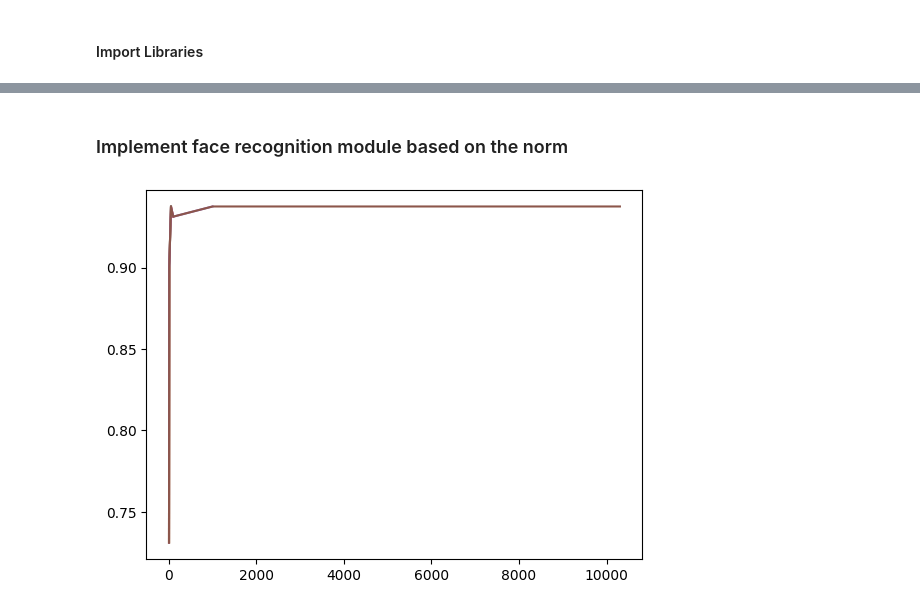
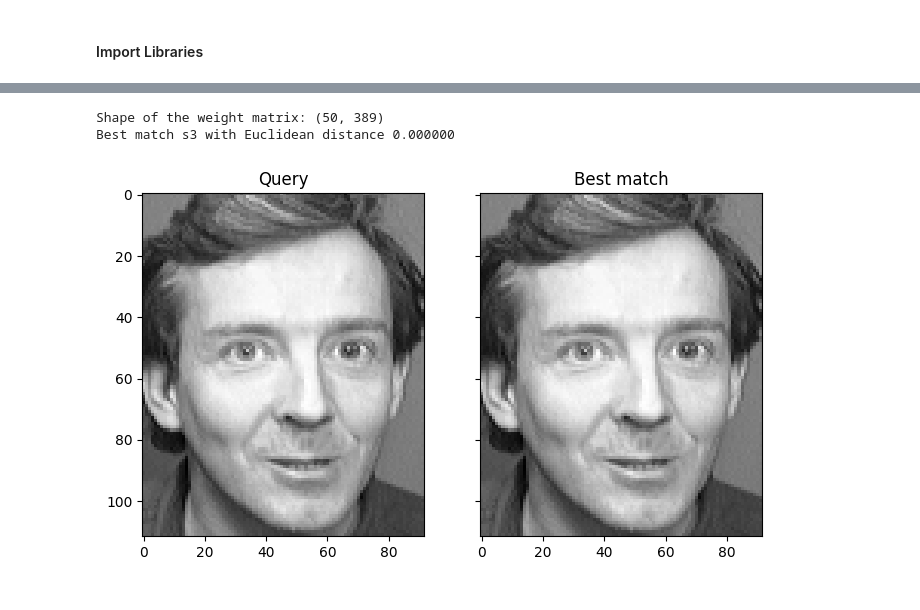
Before and after one commit to Kisiturashid/Principal-Component-Analysis., a Jupyter notebook: NewPCA.ipynb, the cells around one changed output, grey strips where cells are left out. Drawn from its saved outputs; the diff is of its cells as text; code cells hidden in the pictures.

```diff
--- a/NewPCA.ipynb
+++ b/NewPCA.ipynb
@@ -181,2 +112,0 @@ Face Number: 100
-# %% [markdown]
-### Implement face recognition module based on the norm
@@ -191,43 +113,23 @@ def model(row,X_train,Y_train,ef,X_TrainDot,X_TestDot):
-# %%
-
-import math
-
-
-## Iterating over rows of X_test
-x_plots = []
-y_plots = []
-
-mean_x_plot = []
-mean_y_plot = []
-
-lmean_x_plot = []
-lmean_y_plot = []
-
-for j in range(len(comp_values)):
-    ef = topPrincipalComponents(eigen_values,eigen_faces,comp_values[j])
-    X_TrainDot =  np.matmul(X_train,ef)
-    X_TestDot =   np.matmul(X_test,ef)
-    flabels = []
-    avg = 0
-    for row in X_TestDot:
-        final_label,errorValue = model(row,X_train,Y_train,ef,X_TrainDot,X_TestDot)
-        flabels.append(Y_train[final_label])
-        avg = avg + errorValue
-
-    mean_x_plot.append(comp_values[j])
-    mean_y_plot.append(avg/comp_values[j])
-#     mean_y_plot.append(avg/len(X_TestDot))
-
-    lmean_x_plot.append(comp_values[j])
-    lmean_y_plot.append(math.log(avg/comp_values[j]))
-
-    score = accuracy_score(Y_test,flabels)
-    x_plots.append(comp_values[j])
-    y_plots.append(score)
-    plt.plot(x_plots,y_plots)
-
-
-
-plt.show()
-# %% [output]
-[figure, removed]
+# %%
+
+# Generate weights as a KxN matrix where K is the number of eigenfaces and N the number of samples
+weights = eigenfaces @ (facematrix - pca.mean_).T
+print("Shape of the weight matrix:", weights.shape)
+
+# Test on out-of-sample image of existing class
+query = faces["s3/10.pgm"].reshape(1,-1)
+query_weight = eigenfaces @ (query - pca.mean_).T
+euclidean_distance = np.linalg.norm(weights - query_weight, axis=0)
+best_match = np.argmin(euclidean_distance)
+print("Best match %s with Euclidean distance %f" % (facelabel[best_match], euclidean_distance[best_match]))
+# Visualize
+fig, axes = plt.subplots(1,2,sharex=True,sharey=True,figsize=(8,6))
+axes[0].imshow(query.reshape(faceshape), cmap="gray")
+axes[0].set_title("Query")
+axes[1].imshow(facematrix[best_match].reshape(faceshape), cmap="gray")
+axes[1].set_title("Best match")
+plt.show()
+# %% [output]
+Shape of the weight matrix: (50, 389)
+Best match s3 with Euclidean distance 0.000000
+[figure, added]
```
Also changed, not shown: parts of 26 cells of this notebook.
